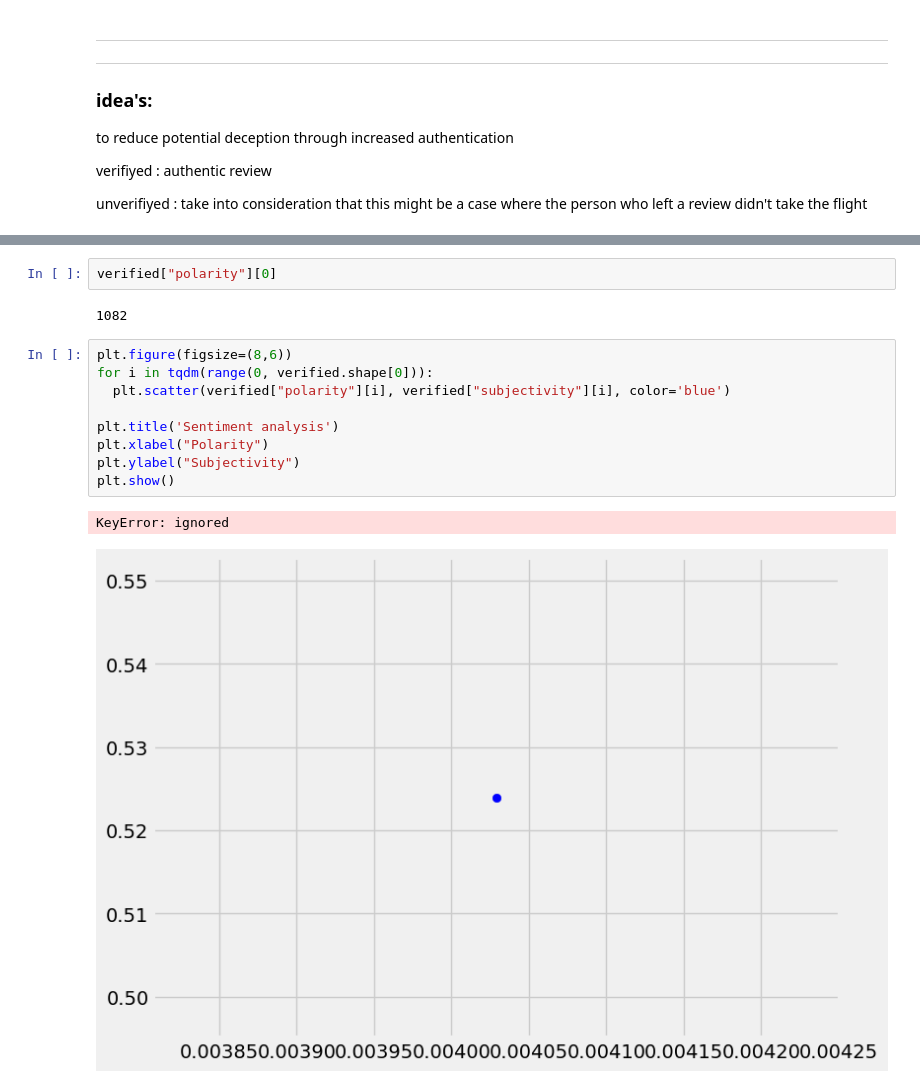
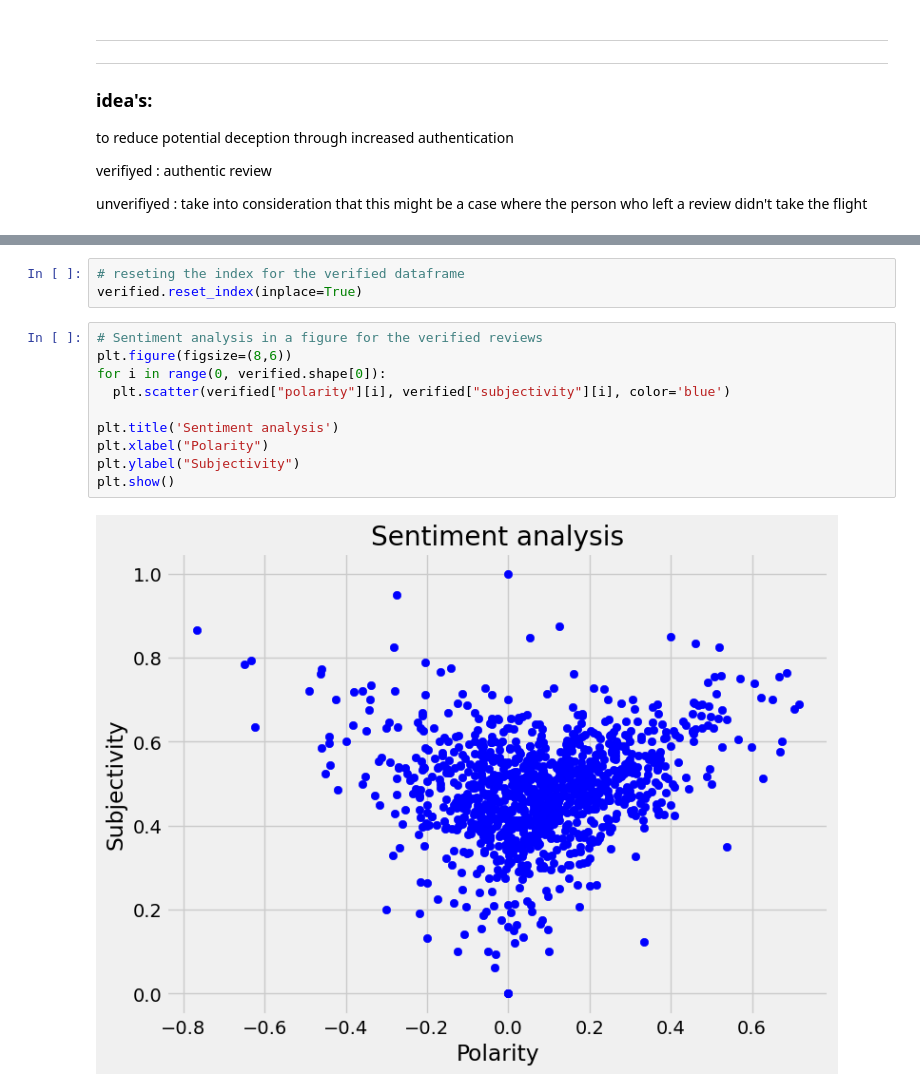
Before and after one commit to Sabri-blm/British-Airways-analysis, a Jupyter notebook: British_airways_analysis.ipynb, the cells around one changed output, grey strips where cells are left out. Cells and saved outputs as stored; diff of their text form.

```diff
--- a/British_airways_analysis.ipynb
+++ b/British_airways_analysis.ipynb
@@ -237,16 +238,15 @@ plt.show()
-# %%
-verified["polarity"][0]
-# %% [output]
-1082
+# %%
+# reseting the index for the verified dataframe
+verified.reset_index(inplace=True)
 # %%
+# Sentiment analysis in a figure for the verified reviews
 plt.figure(figsize=(8,6))
-for i in tqdm(range(0, verified.shape[0])):
+for i in range(0, verified.shape[0]):
   plt.scatter(verified["polarity"][i], verified["subjectivity"][i], color='blue')
 
 plt.title('Sentiment analysis')
 plt.xlabel("Polarity")
 plt.ylabel("Subjectivity")
 plt.show()
 # %% [output]
-KeyError: ignored
-[figure, old version]
+[figure, new version]
```
Also changed, not shown: parts of 21 cells of this notebook.
